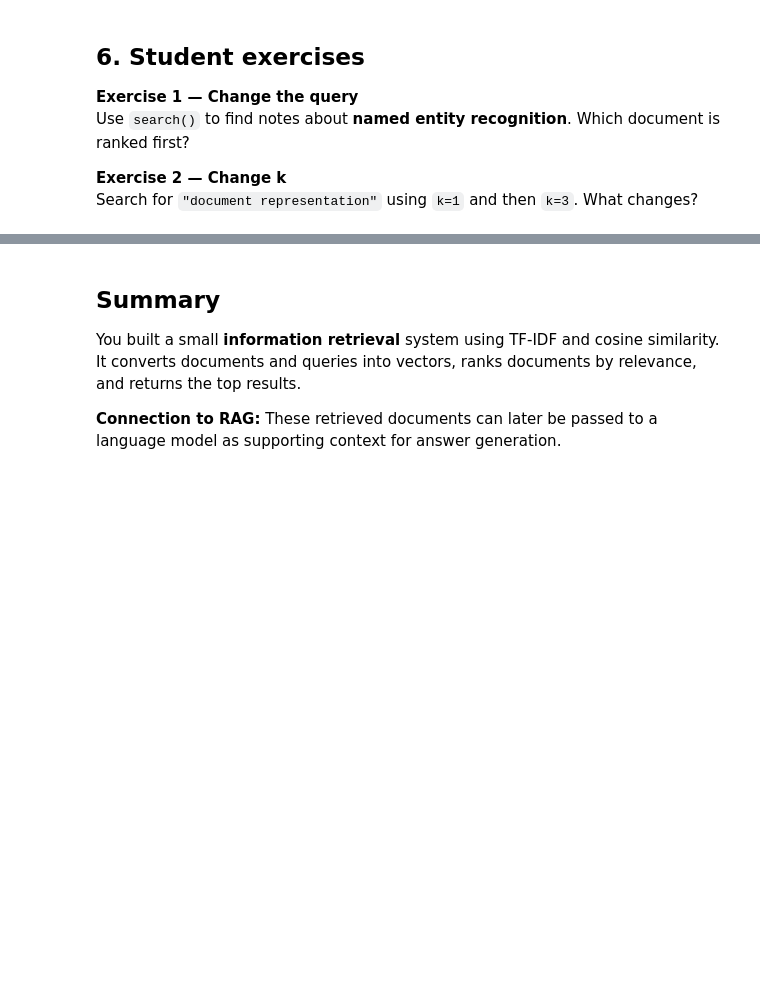
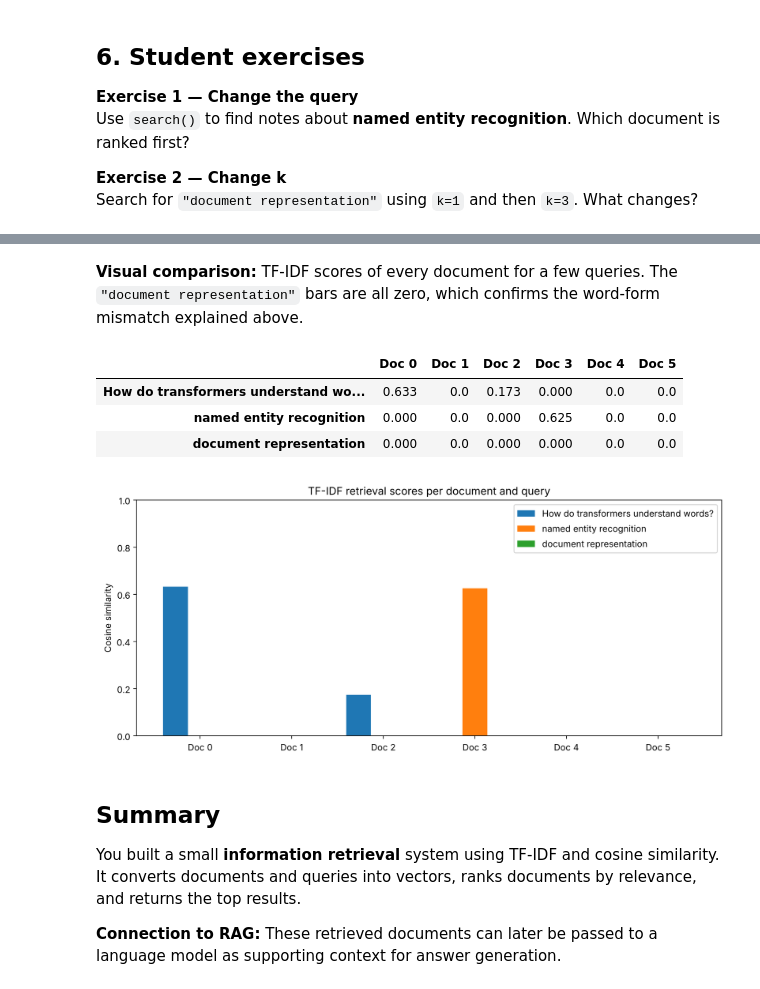
Before and after one commit to Misharywy88/NLP_LABs, a Jupyter notebook: Lab 13/Lab_13_Part_1_Information_Retrieval_for_RAG.ipynb, the cells around one changed output, grey strips where cells are left out. Saved outputs shown, nothing was run; the diff lists cells and outputs as text; code cells hidden in the pictures; blank space fills up the shorter version.

Commit message:
Lab 13 Part 1: replace empty score chart with multi-query comparison
Co-Authored-By: Claude Opus 5.5 <noreply@anthropic.com>
Claude-Session: https://claude.ai/code/session_01JLG71shULdMgHxA7zn1iWT

```diff
--- a/Lab 13/Lab_13_Part_1_Information_Retrieval_for_RAG.ipynb
+++ b/Lab 13/Lab_13_Part_1_Information_Retrieval_for_RAG.ipynb
@@ -160,8 +110,0 @@ k = 3
-# %%
-import matplotlib.pyplot as plt
-q = "document representation"
-s = cosine_similarity(vectorizer.transform([q]), document_vectors)[0]
-plt.figure(figsize=(8,4))
-plt.barh([f"Doc {i}" for i in range(len(documents))], s, color="steelblue")
-plt.gca().invert_yaxis(); plt.xlabel("Cosine similarity"); plt.title(f'TF-IDF scores for "{q}"')
-plt.tight_layout(); plt.show()
@@ -170,3 +160,31 @@ plt.tight_layout(); plt.show()
+# %% [markdown]
+**Visual comparison:** TF-IDF scores of every document for a few queries. The `"document representation"` bars are all zero, which confirms the word-form mismatch explained above.
+# %%
+import numpy as np
+import matplotlib.pyplot as plt
+
+queries = ["How do transformers understand words?",
+           "named entity recognition",
+           "document representation"]
+score_matrix = np.array([cosine_similarity(vectorizer.transform([q]), document_vectors)[0] for q in queries])
+
+display(pd.DataFrame(score_matrix.round(3), index=queries,
+                     columns=[f"Doc {i}" for i in range(len(documents))]))
+
+x = np.arange(len(documents)); w = 0.27
+plt.figure(figsize=(10, 4.5))
+for j, q in enumerate(queries):
+    plt.bar(x + (j - 1) * w, score_matrix[j], w, label=q)
+plt.xticks(x, [f"Doc {i}" for i in range(len(documents))])
+plt.ylabel("Cosine similarity"); plt.ylim(0, 1)
+plt.title("TF-IDF retrieval scores per document and query")
+plt.legend(); plt.tight_layout(); plt.show()
+# %% [output]
+|  | Doc 0 | Doc 1 | Doc 2 | Doc 3 | Doc 4 | Doc 5 |
+| How do transformers understand wo... | 0.633 | 0.0 | 0.173 | 0.000 | 0.0 | 0.0 |
+| named entity recognition | 0.000 | 0.0 | 0.000 | 0.625 | 0.0 | 0.0 |
+| document representation | 0.000 | 0.0 | 0.000 | 0.000 | 0.0 | 0.0 |
+[figure, added]
 # %% [markdown]
 ## Summary
 
```
Also changed, not shown: parts of 17 cells of this notebook.
